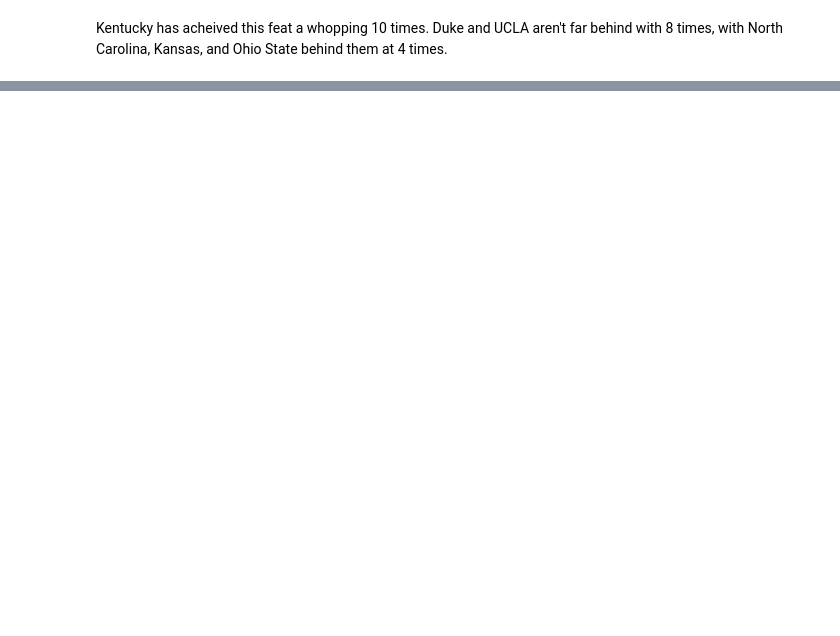
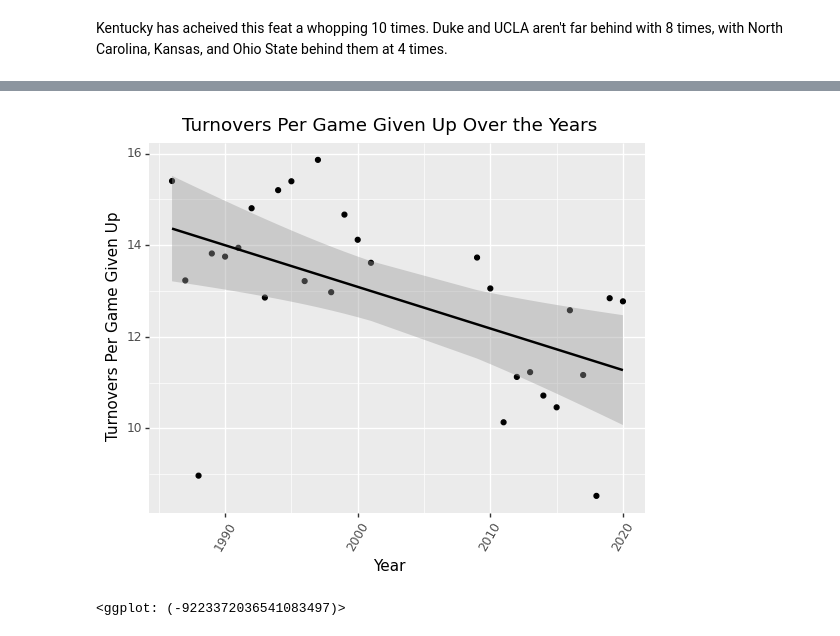
Before and after one commit to mhsmathew/College-Basketball-Data-Science-Analysis, a Jupyter notebook: Final Project Notebook.ipynb, the cells around one changed output, grey strips where cells are left out. Cells and saved outputs as stored; diff of their text form; code cells hidden in the pictures; blank space fills up the shorter version.

```diff
--- a/Final Project Notebook.ipynb
+++ b/Final Project Notebook.ipynb
@@ -239,3 +255,30 @@ OLS Regression Results
 | Kurtosis: | 1.858 | Cond. No. | 69.9 |
 Warnings:
 [1] Standard Errors assume that the covariance matrix of the errors is correctly specified.
+# %%
+turnovers = top_teams.filter(['g','tov', 'opp_tov'])
+
+# Some teams play more games, so we create a new statistic for both forced and given up turnovers per game played
+turnovers['tov_per_g'] = turnovers['tov'] / turnovers['g']
+turnovers['opp_tov_per_g'] = turnovers['opp_tov'] / turnovers['g']
+
+# Let's also find the differential in turnovers.
+turnovers['differential'] = turnovers['opp_tov_per_g'] - turnovers['tov_per_g']
+
+
+
+turnovers['year'] = turnovers.index.astype(int)
+turnovers.reset_index(drop = True, inplace = True)
+turnovers = turnovers[(turnovers != -1).all(1)]
+
+
+(ggplot(turnovers, aes(x= 'year', y = 'tov_per_g')) +
+geom_point() +
+theme(axis_text_x = element_text(angle=60)) +
+xlab('Year') +
+ylab('Turnovers Per Game Given Up') +
+ggtitle('Turnovers Per Game Given Up Over the Years') +
+geom_smooth(method = 'lm'))
+# %% [output]
+[figure, added]
+<ggplot: (-9223372036541083497)>
```
Also changed, not shown: parts of 21 cells of this notebook.
